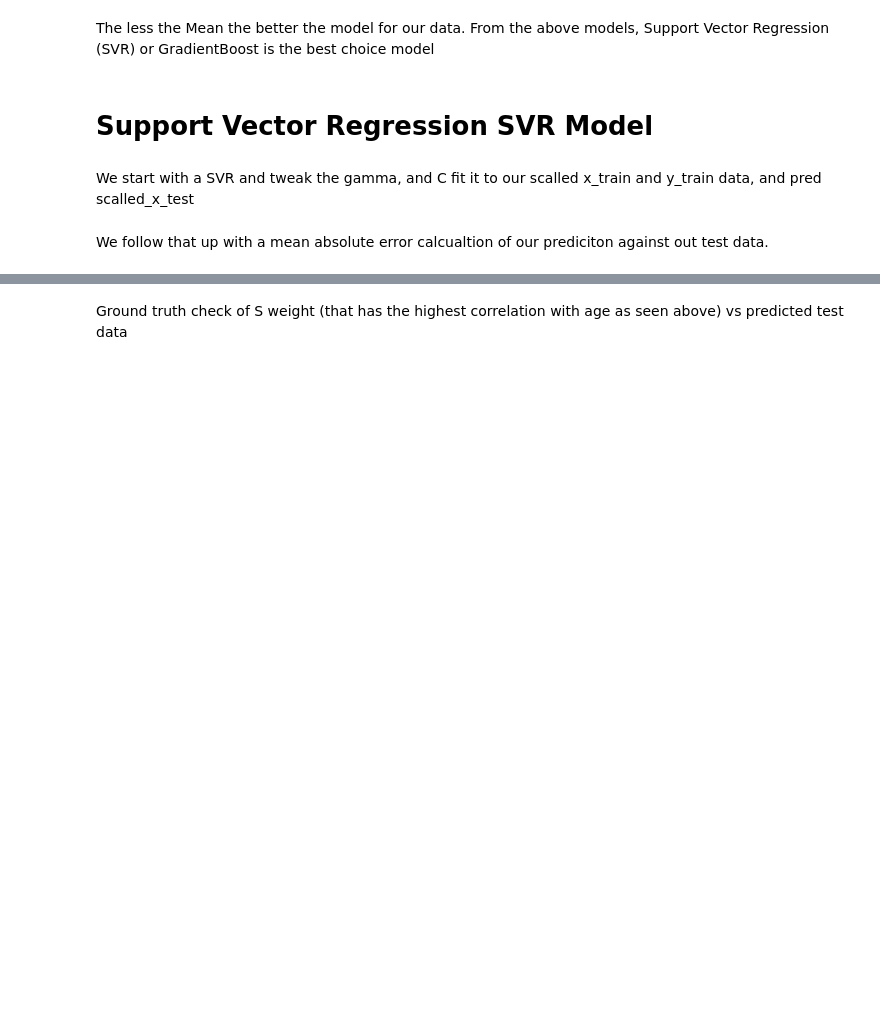
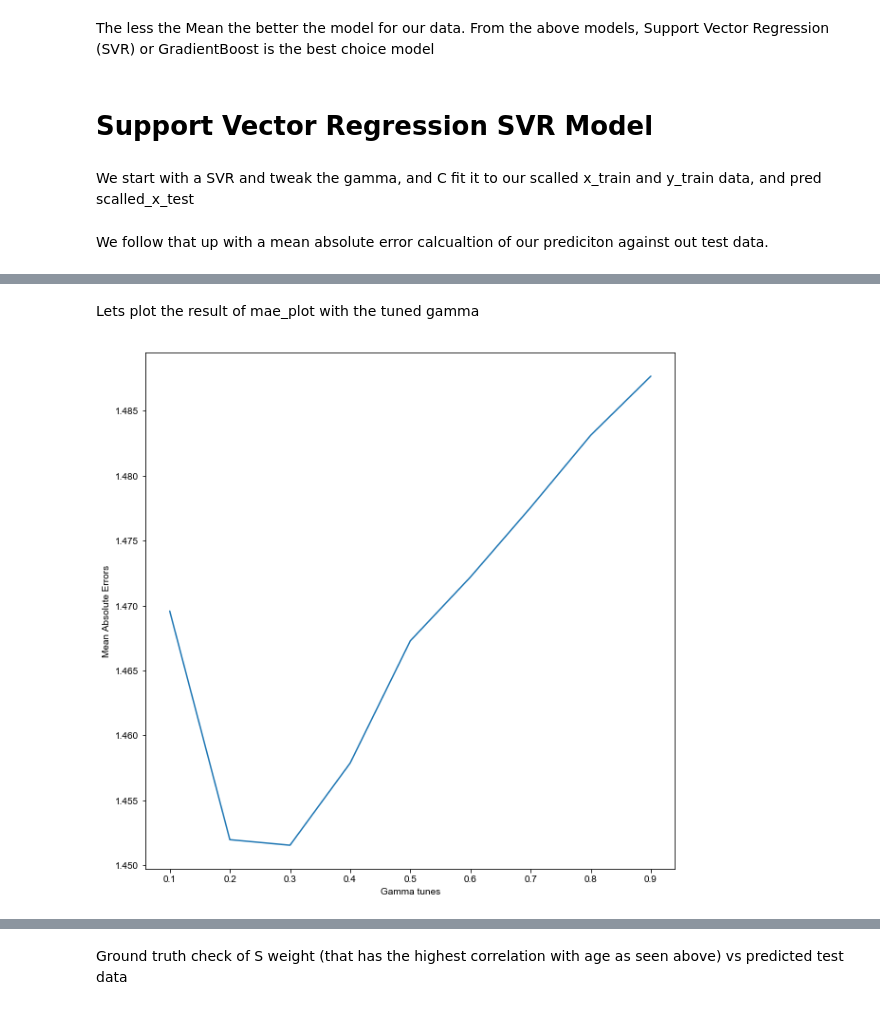
Before and after one commit to velitchko/machine-learning, a Jupyter notebook: assignment_1/Abalone.ipynb, the cells around one changed output, grey strips where cells are left out. Cells and saved outputs as stored; diff of their text form; code cells hidden in the pictures; blank space fills up the shorter version.

```diff
--- a/assignment_1/Abalone.ipynb
+++ b/assignment_1/Abalone.ipynb
@@ -240,0 +247,14 @@ mean_absolute_error(y_pred,y_test), mean_squared_error(y_pred,y_test)
+# %%
+def get_mae(gamma_scale, training_data, test_data, target_training, target_test):
+
+    # fitting model with different input nodes
+    model = SVR(gamma=gamma_scale)
+    # fitting the model with the training datasets
+    model.fit(training_data, target_training)
+
+    # making prediction with the test dataset
+    prediction_val = model.predict(test_data)
+
+    # return results for MAE for the new estimator turning
+    mae = mean_absolute_error(target_test, prediction_val)
+    return(mae)
@@ -240,0 +263,7 @@ mean_absolute_error(y_pred,y_test), mean_squared_error(y_pred,y_test)
+# %%
+mae_plot = {}
+for gamma in np.arange(0.1,1,0.1):
+    mae = get_mae(gamma,x_train_scaled,x_test_scaled,y_train,y_test)
+    mae_plot[gamma] = mae
+
+mae_plot
@@ -240,0 +280,18 @@ mean_absolute_error(y_pred,y_test), mean_squared_error(y_pred,y_test)
+# %% [markdown]
+Lets plot the result of mae_plot with the tuned gamma
+# %%
+# convert to pandas dataframe
+gamma_axis = list(mae_plot.keys())
+mae_axis = list(mae_plot.values())
+
+d = {'mae': mae_axis, 'gamma_tune': gamma_axis}
+plot_data = pd.DataFrame(d)
+
+# plot with seaborn
+fig, ax = plt.subplots(figsize = (10,10))
+sns.set_style("darkgrid")
+sns.lineplot(y='mae', x='gamma_tune', data=plot_data)
+ax.set(xlabel='Gamma tunes', ylabel='Mean Absolute Errors')
+plt.show()
+# %% [output]
+[figure, added]
```
Also changed, not shown: parts of 14 cells of this notebook, 1 other file.
